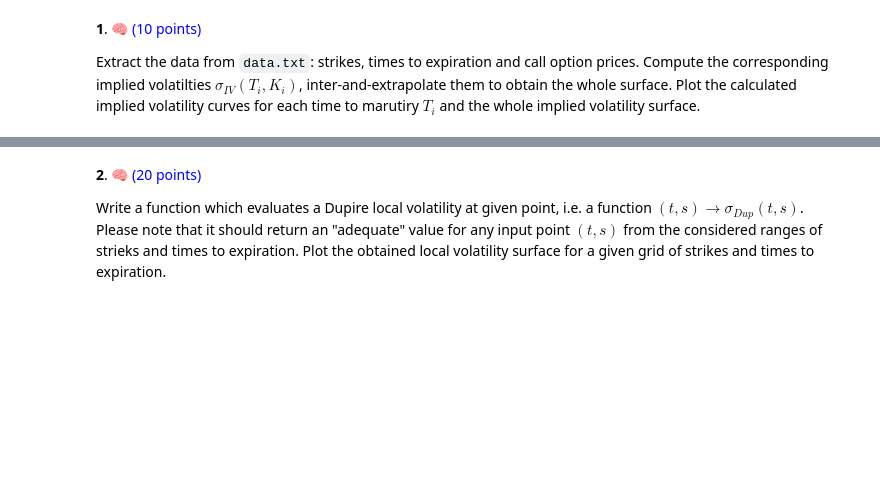
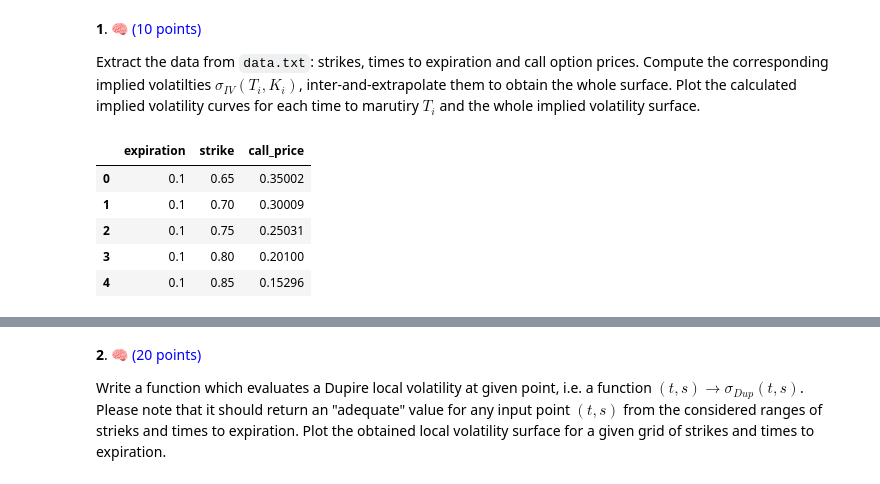
Before and after one commit to VsevolodZaostrovsky/-StochasticVolatilityModels, a Jupyter notebook: Homeworks/Lab 1.ipynb, the cells around one changed output, grey strips where cells are left out. Cells and saved outputs as stored; diff of their text form; code cells hidden in the pictures; blank space fills up the shorter version.

```diff
--- a/Homeworks/Lab 1.ipynb
+++ b/Homeworks/Lab 1.ipynb
@@ -149,0 +154,9 @@ Extract the data from `data.txt`: strikes, times to expiration and call option p
+# %%
+df.head()
+# %% [output]
+|  | expiration | strike | call_price |
+| 0 | 0.1 | 0.65 | 0.35002 |
+| 1 | 0.1 | 0.70 | 0.30009 |
+| 2 | 0.1 | 0.75 | 0.25031 |
+| 3 | 0.1 | 0.80 | 0.20100 |
+| 4 | 0.1 | 0.85 | 0.15296 |
```
Also changed, not shown: parts of 10 cells of this notebook.
